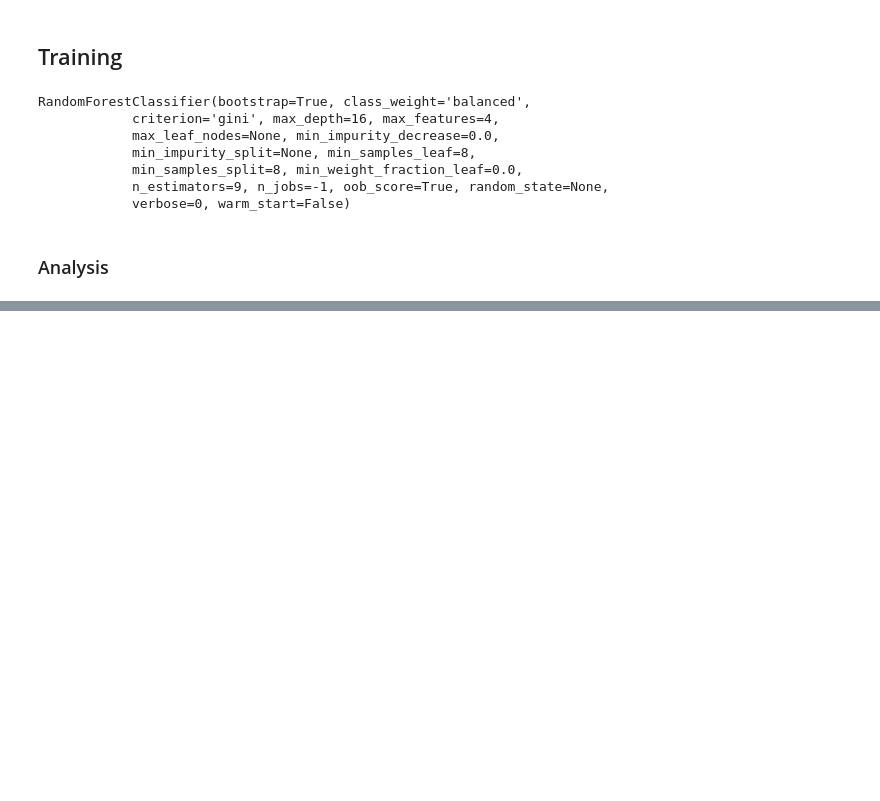
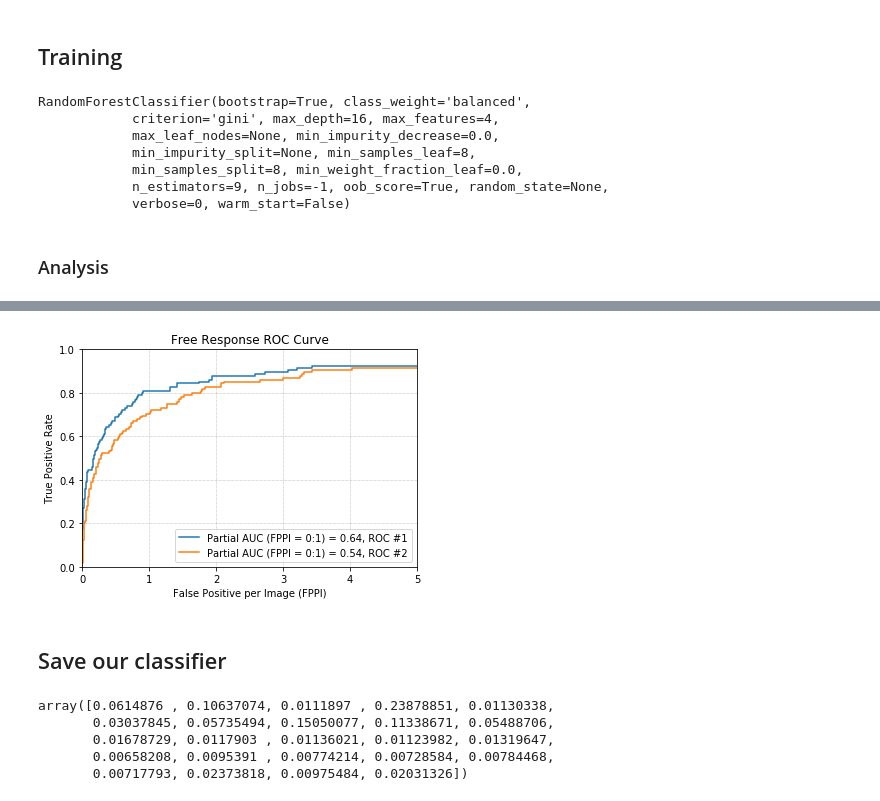
Before and after one commit to OlehKSS/IMMAS, a Jupyter notebook: examples/Random_Forests_ROC.ipynb, the cells around one changed output, grey strips where cells are left out. Drawn from its saved outputs; the diff is of its cells as text; code cells hidden in the pictures; blank space fills up the shorter version.

```diff
--- a/examples/Random_Forests_ROC.ipynb
+++ b/examples/Random_Forests_ROC.ipynb
@@ -400,0 +424,6 @@ Mean Matthew Correlation coefficient: 0.27050316908583305
+# %%
+get_roc((all_labels, all_labels), (prob_me, full_probabilities))
+# %% [output]
+[figure, added]
+# %% [markdown]
+## Save our classifier
@@ -400,0 +436,8 @@ Mean Matthew Correlation coefficient: 0.27050316908583305
+# %%
+clf_me_train.feature_importances_
+# %% [output]
+array([0.0614876 , 0.10637074, 0.0111897 , 0.23878851, 0.01130338,
+       0.03037845, 0.05735494, 0.15050077, 0.11338671, 0.05488706,
+       0.01678729, 0.0117903 , 0.01136021, 0.01123982, 0.01319647,
+       0.00658208, 0.0095391 , 0.00774214, 0.00728584, 0.00784468,
+       0.00717793, 0.02373818, 0.00975484, 0.02031326])
```
Also changed, not shown: parts of 12 cells of this notebook, 4 other files.
